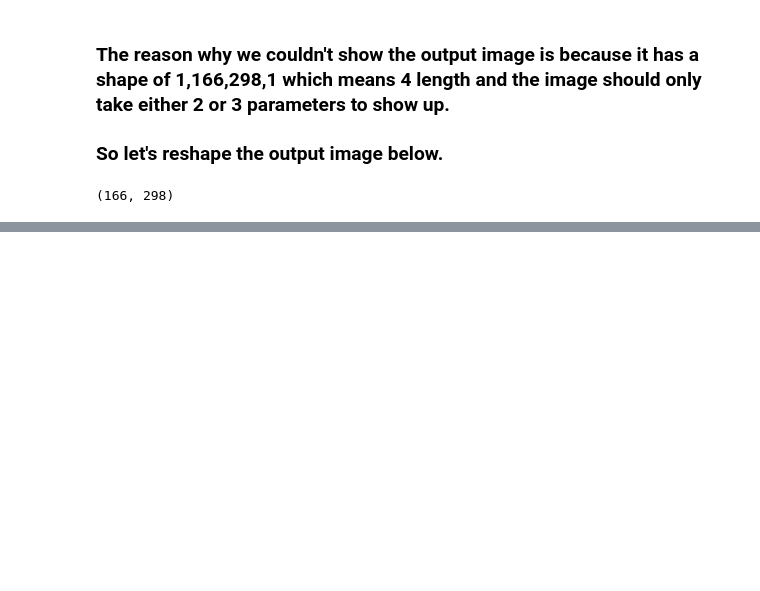
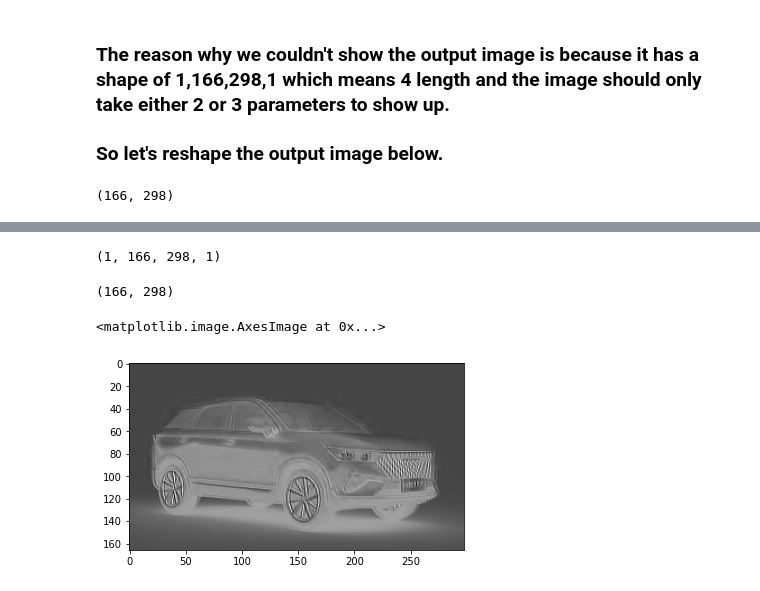
Before and after one commit to iamatul1214/ComputerVision, a Jupyter notebook: Image_understanding_computer_vision_2_(conv_and_pooling).ipynb, the cells around one changed output, grey strips where cells are left out. Cells and saved outputs as stored; diff of their text form; code cells hidden in the pictures; blank space fills up the shorter version.

```diff
--- a/Image_understanding_computer_vision_2_(conv_and_pooling).ipynb
+++ b/Image_understanding_computer_vision_2_(conv_and_pooling).ipynb
@@ -101,0 +102,6 @@ plt.imshow(out, cmap='gray')
+# %%
+## Let's define the input images size
+rows,columns,depth=car_colored.shape
+print(f"rows and columns= {rows,columns,depth}")
+car_color=car_colored.reshape(1,rows,columns,depth)
+car_color.shape
@@ -101,0 +111,8 @@ plt.imshow(out, cmap='gray')
+# %%
+## Let's create a convolutional layer now for colored images
+CONV_LAYER=[tf.keras.layers.Conv2D(filters=1,
+                                   kernel_size=(3,3),
+                                   strides=(1,1),
+                                   input_shape=car_color.shape[1:])]
+conv_model_colored=tf.keras.Sequential(CONV_LAYER)
+conv_model_colored.summary()
@@ -101,0 +131,18 @@ plt.imshow(out, cmap='gray')
+# %%
+output_colored=conv_model_colored.predict(car_color)
+output_colored.shape
+## We have got 1 as output because we applied only one filter
+# %% [output]
+(1, 166, 298, 1)
+# %%
+## reshaping
+shape=output.shape[1:-1]
+out=output_colored.reshape(shape)
+out.shape
+# %% [output]
+(166, 298)
+# %%
+plt.imshow(out, cmap='gray')
+# %% [output]
+<matplotlib.image.AxesImage at 0x...>
+[figure, added]
```
Also changed, not shown: parts of 27 cells of this notebook.
